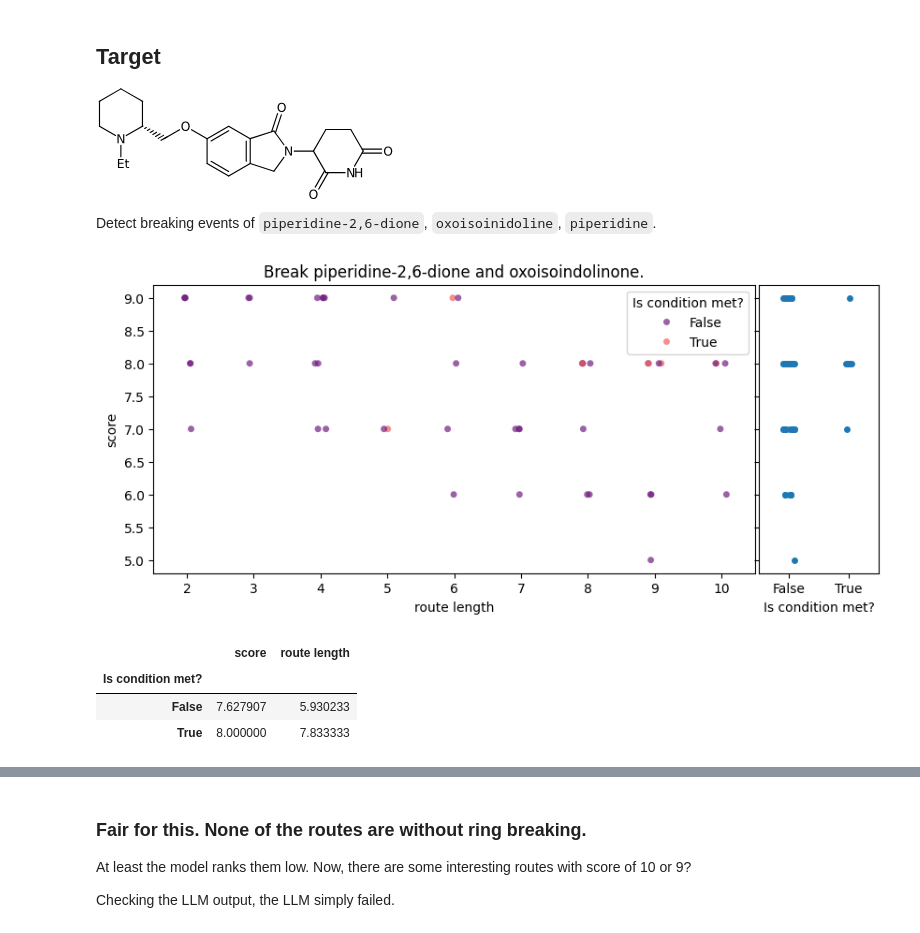
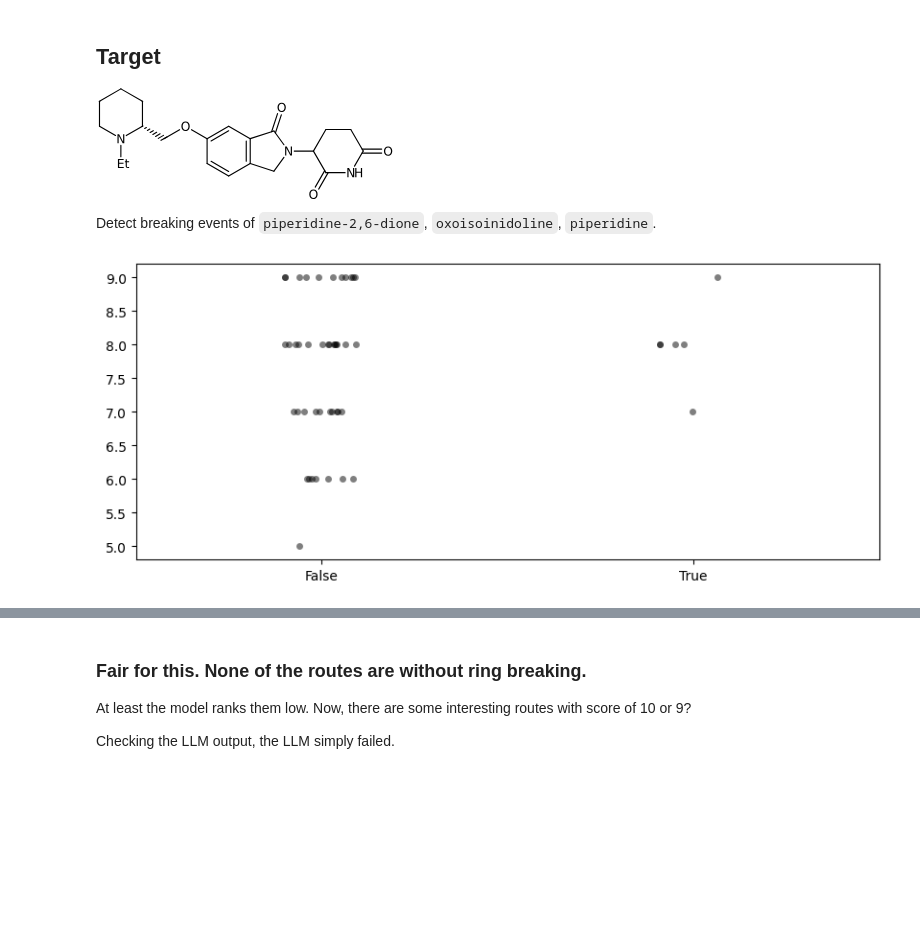
Before and after one commit to schwallergroup/steer, a Jupyter notebook: src/steer/evaluation/steer.ipynb, the cells around one changed output, grey strips where cells are left out. Saved outputs shown, nothing was run; the diff lists cells and outputs as text; code cells hidden in the pictures; blank space fills up the shorter version.

```diff
--- a/src/steer/evaluation/steer.ipynb
+++ b/src/steer/evaluation/steer.ipynb
@@ -446,31 +353,26 @@ class MultiRxnCondBase:
 # %%
 with open(
     f"{RESULTS_PATH}/fullroute/Form_piperidine-2,6-dione_and_oxoisoindolinone_rings_in_the_retrosynthesis._Get_the_piperidine_ring_.json",
     "r",
 ) as f:
     data = json.load(f)
 
 
 class MultiRxnCond(MultiRxnCondBase):
     def condition_depth(self, d):
         """Extract all the reactions from tree, and find if condition is met."""
         reactions = self.get_rxns(d)
 
         oxo = any(self.detect_oxoisoindolinone(r) for r in reactions)
         pipe26 = any(self.detect_pipe26diox(r) for r in reactions)
         pip = any(self.detect_piperidine(r) for r in reactions)
         return (oxo and pipe26) and (not pip), len(reactions)
 
 
 ringbreaker_depth = MultiRxnCond()
-ringbreaker_depth.analyze_routes(
-    data, title="Break piperidine-2,6-dione and oxoisoindolinone."
-)
+gt_score, length, lmscore = ringbreaker_depth.is_condition_met(data)
+plot_scores(gt_score, lmscore)
 # %% [output]
-[figure, old version]
+[figure, new version]
-|  | score | route length |
-| Is condition met? |  |  |
-| False | 7.627907 | 5.930233 |
-| True | 8.000000 | 7.833333 |
 # %%
 with open(
```
Also changed, not shown: parts of 18 cells of this notebook, 3 other files.
